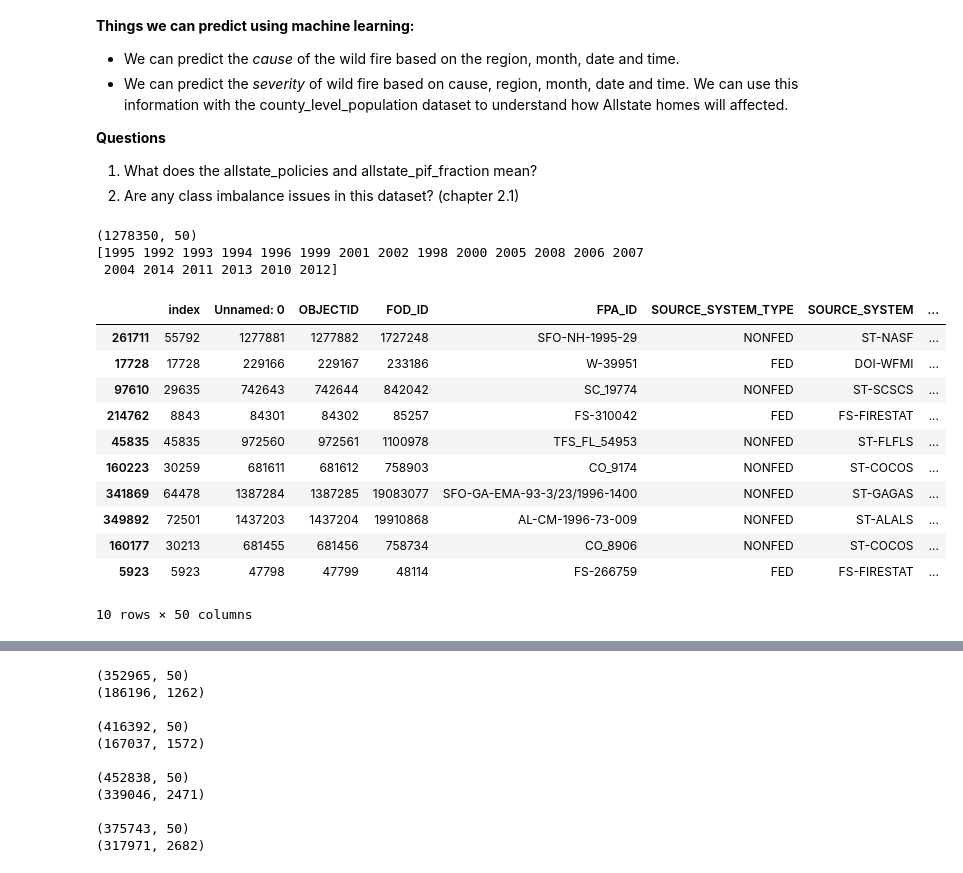
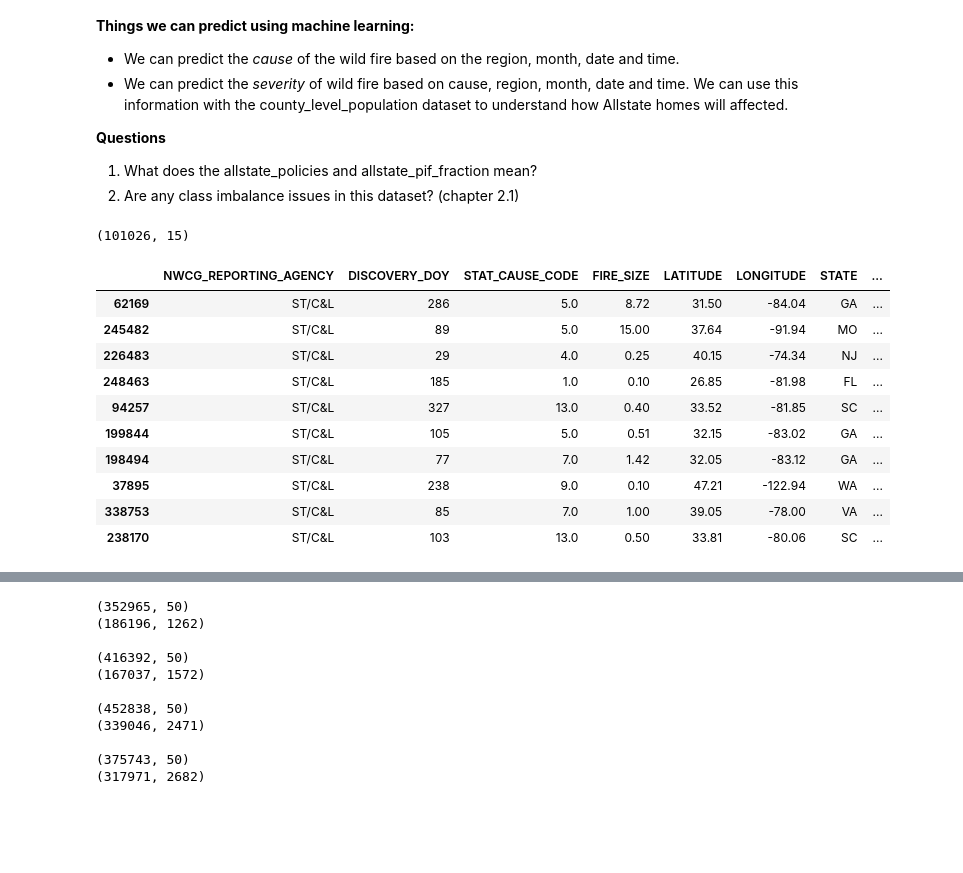
Before and after one commit to nandinijirobe/Allstate_AIStudio_Project, a Jupyter notebook: Allstate_AI_Studio_Project.ipynb, the cells around one changed output, grey strips where cells are left out. Saved outputs shown, nothing was run; the diff lists cells and outputs as text; code cells hidden in the pictures; blank space fills up the shorter version.

```diff
--- a/Allstate_AI_Studio_Project.ipynb
+++ b/Allstate_AI_Studio_Project.ipynb
@@ -311,37 +314,37 @@ def clean_this_df(df):
   # df = fod_id(df)
   # df = fire_contained_date(df)
   # df = fire_discovery_date(df)
-  df = fire_discovery_time(df)
+  #df = fire_discovery_time(df)
   df = fire_discovery_doy(df)
   df = fire_year(df)
-  df = clean_cont_time(df)
+  #df = clean_cont_time(df)
   df = clean_fire_size(df)
   # df = clean_fire_size_class(df)
   df = clean_latitude(df)
   df = drop_old_cols(df)
   return df
 # %%
-fraction = 0.8
+fraction = 0.1
+df1 = clean_this_df(df1)
+df2 = clean_this_df(df2)
+df3 = clean_this_df(df3)
+df4 = clean_this_df(df4)
 sampled_df = pd.concat([df1.sample(frac=fraction), df2.sample(frac=fraction), df3.sample(frac=fraction), df4.sample(frac=fraction)])
 print(sampled_df.shape)
-print(sampled_df["FIRE_YEAR"].unique())
 sampled_df.head(10)
 # %% [output]
-(1278350, 50)
-[1995 1992 1993 1994 1996 1999 2001 2002 1998 2000 2005 2008 2006 2007
- 2004 2014 2011 2013 2010 2012]
+(101026, 15)
-|  | index | Unnamed: 0 | OBJECTID | FOD_ID | FPA_ID | SOURCE_SYSTEM_TYPE | SOURCE_SYSTEM | ... |
-| 261711 | 55792 | 1277881 | 1277882 | 1727248 | SFO-NH-1995-29 | NONFED | ST-NASF | ... |
-| 17728 | 17728 | 229166 | 229167 | 233186 | W-39951 | FED | DOI-WFMI | ... |
-| 97610 | 29635 | 742643 | 742644 | 842042 | SC_19774 | NONFED | ST-SCSCS | ... |
-| 214762 | 8843 | 84301 | 84302 | 85257 | FS-310042 | FED | FS-FIRESTAT | ... |
-| 45835 | 45835 | 972560 | 972561 | 1100978 | TFS_FL_54953 | NONFED | ST-FLFLS | ... |
-| 160223 | 30259 | 681611 | 681612 | 758903 | CO_9174 | NONFED | ST-COCOS | ... |
-| 341869 | 64478 | 1387284 | 1387285 | 19083077 | SFO-GA-EMA-93-3/23/1996-1400 | NONFED | ST-GAGAS | ... |
-| 349892 | 72501 | 1437203 | 1437204 | 19910868 | AL-CM-1996-73-009 | NONFED | ST-ALALS | ... |
-| 160177 | 30213 | 681455 | 681456 | 758734 | CO_8906 | NONFED | ST-COCOS | ... |
-| 5923 | 5923 | 47798 | 47799 | 48114 | FS-266759 | FED | FS-FIRESTAT | ... |
+|  | NWCG_REPORTING_AGENCY | DISCOVERY_DOY | STAT_CAUSE_CODE | FIRE_SIZE | LATITUDE | LONGITUDE | STATE | ... |
+| 62169 | ST/C&L | 286 | 5.0 | 8.72 | 31.50 | -84.04 | GA | ... |
+| 245482 | ST/C&L | 89 | 5.0 | 15.00 | 37.64 | -91.94 | MO | ... |
+| 226483 | ST/C&L | 29 | 4.0 | 0.25 | 40.15 | -74.34 | NJ | ... |
+| 248463 | ST/C&L | 185 | 1.0 | 0.10 | 26.85 | -81.98 | FL | ... |
+| 94257 | ST/C&L | 327 | 13.0 | 0.40 | 33.52 | -81.85 | SC | ... |
+| 199844 | ST/C&L | 105 | 5.0 | 0.51 | 32.15 | -83.02 | GA | ... |
+| 198494 | ST/C&L | 77 | 7.0 | 1.42 | 32.05 | -83.12 | GA | ... |
+| 37895 | ST/C&L | 238 | 9.0 | 0.10 | 47.21 | -122.94 | WA | ... |
+| 338753 | ST/C&L | 85 | 7.0 | 1.00 | 39.05 | -78.00 | VA | ... |
+| 238170 | ST/C&L | 103 | 13.0 | 0.50 | 33.81 | -80.06 | SC | ... |
-10 rows × 50 columns
 # %%
 alp = sampled_df["STATE"].unique()
 alp.sort()
```
Also changed, not shown: parts of 18 cells of this notebook.
